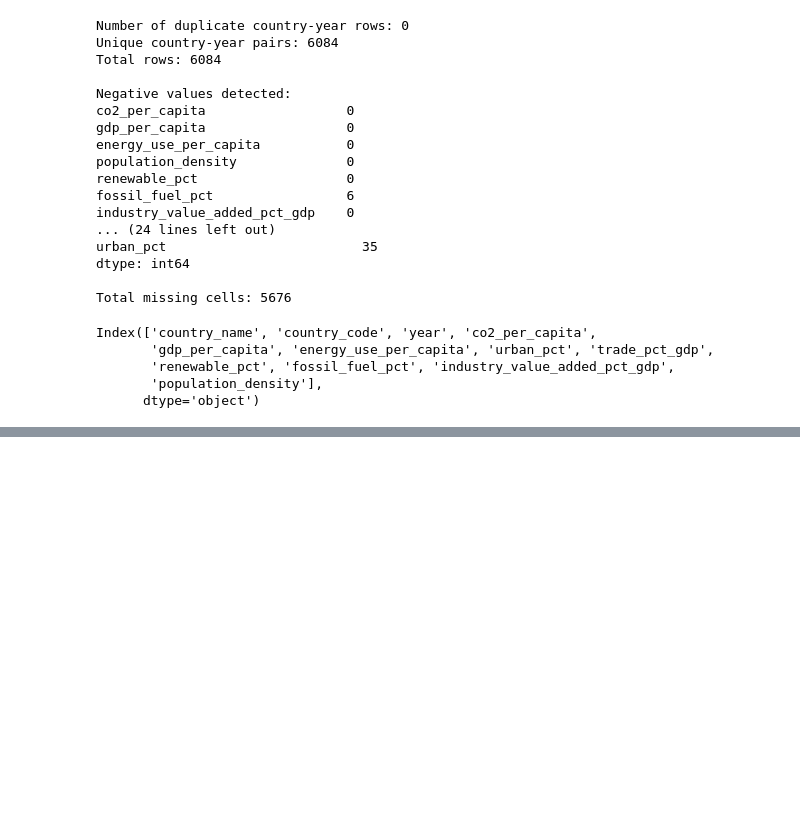
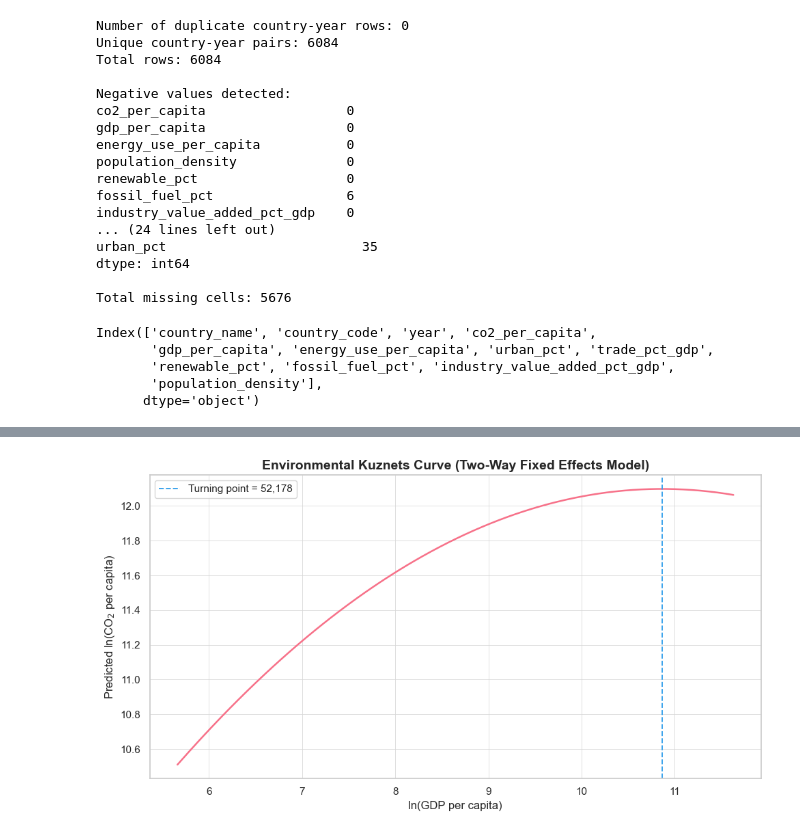
Before and after one commit to priyadarshanparida/kuznets-hypothesis-growth-vs-sustainability-buan6312, a Jupyter notebook: code/growth-vs-sustainability-panel.ipynb, the cells around one changed output, grey strips where cells are left out. Drawn from its saved outputs; the diff is of its cells as text; code cells hidden in the pictures; blank space fills up the shorter version.

Commit message:
feat: implement the modern variation of  Kuznets hypothesis

```diff
--- a/code/growth-vs-sustainability-panel.ipynb
+++ b/code/growth-vs-sustainability-panel.ipynb
@@ -321,0 +448,4 @@ Countries dropped during filtering: {'Sub-Saharan Africa', 'Central Europe and t
+# %%
+panel_df = panel_df.sort_values(["country_name", "year"])
+panel_df = panel_df.set_index(["country_name", "year"])
+print(f"Panel data is unique: {panel_df.index.is_unique}")
@@ -321,0 +758,14 @@ Countries dropped during filtering: {'Sub-Saharan Africa', 'Central Europe and t
+# %%
+# EKC Turning Point Calculation
+
+b1 = fe_tw_manual.params["lnGDP"]
+b2 = fe_tw_manual.params["lnGDP_sq"]
+
+# turning point in log GDP
+turning_log_gdp = -b1 / (2 * b2)
+
+# convert to level GDP per capita
+turning_gdp_pc = np.exp(turning_log_gdp)
+
+print(f"Turning point (log GDP): {turning_log_gdp:.4f}")
+print(f"Turning point (GDP per capita): ${turning_gdp_pc:,.0f}")
@@ -321,0 +777,80 @@ Countries dropped during filtering: {'Sub-Saharan Africa', 'Central Europe and t
+# %%
+# 7.2 EKC Plot
+sns.set_theme(style="whitegrid")
+plt.rc('grid', color='0.85', linestyle='-', linewidth=0.6)
+plt.rc('axes', titlesize=14, labelsize=12)
+plt.rc('xtick', labelsize=11)
+plt.rc('ytick', labelsize=11)
+
+# Use a pleasant HUSL color palette for consistency
+curve_color = sns.color_palette("husl", 1)[0]
+tp_color = sns.color_palette("husl", 3)[2]
+
+# 7.2.1 Range of lnGDP
+lnGDP_min = panel_df["lnGDP"].min()
+lnGDP_max = panel_df["lnGDP"].max()
+lnGDP_range = np.linspace(lnGDP_min, lnGDP_max, 200)
+
+# 7.2.2 Prediction dataframe
+mean_vals = {
+    "lnEnergy": panel_df["lnEnergy"].mean(),
+    "lnUrban": panel_df["lnUrban"].mean(),
+    "lnTrade": panel_df["lnTrade"].mean(),
+    "renewable_pct": panel_df["renewable_pct"].mean(),
+    "fossil_fuel_pct": panel_df["fossil_fuel_pct"].mean(),
+    "lnPopDensity": panel_df["lnPopDensity"].mean(),
+    "industry_value_added_pct_gdp": panel_df["industry_value_added_pct_gdp"].mean()
+}
+
+pred_df = pd.DataFrame({
+    "lnGDP": lnGDP_range,
+    "lnGDP_sq": lnGDP_range**2,
+    **mean_vals
+})
+
+# 7.2.3 Predicted lnCO₂
+beta = fe_tw_manual.params
+
+pred_df["pred_lnCO2"] = (
+    beta["lnGDP"] * pred_df["lnGDP"] +
+    beta["lnGDP_sq"] * pred_df["lnGDP_sq"] +
+    beta["lnEnergy"] * pred_df["lnEnergy"] +
+    beta["lnUrban"] * pred_df["lnUrban"] +
+    beta["lnTrade"] * pred_df["lnTrade"] +
+    beta["renewable_pct"] * pred_df["renewable_pct"] +
+    beta["fossil_fuel_pct"] * pred_df["fossil_fuel_pct"] +
+    beta["lnPopDensity"] * pred_df["lnPopDensity"] +
+    beta["industry_value_added_pct_gdp"] * pred_df["industry_value_added_pct_gdp"]
+)
+
+# 7.2.4 Plot
+fig = plt.figure(figsize=(10, 5.5))
+ax = fig.add_subplot(1, 1, 1)
+
+ax.plot(
+    lnGDP_range,
+    pred_df["pred_lnCO2"],
+    color=curve_color,
+    linewidth=1.8
+)
+
+# Turning point line
+ax.axvline(
+    turning_log_gdp,
+    color=tp_color,
+    linestyle="--",
+    linewidth=1.4,
+    label=f"Turning point = {turning_gdp_pc:,.0f}"
+)
+
+ax.set_xlabel("ln(GDP per capita)")
+ax.set_ylabel("Predicted ln(CO$_2$ per capita)")
+ax.set_title("Environmental Kuznets Curve (Two-Way Fixed Effects Model)", weight="bold")
+
+ax.legend()
+ax.grid(True)
+
+plt.tight_layout()
+plt.show()
+# %% [output]
+[figure, added]
```
Also changed, not shown: parts of 44 cells of this notebook.
